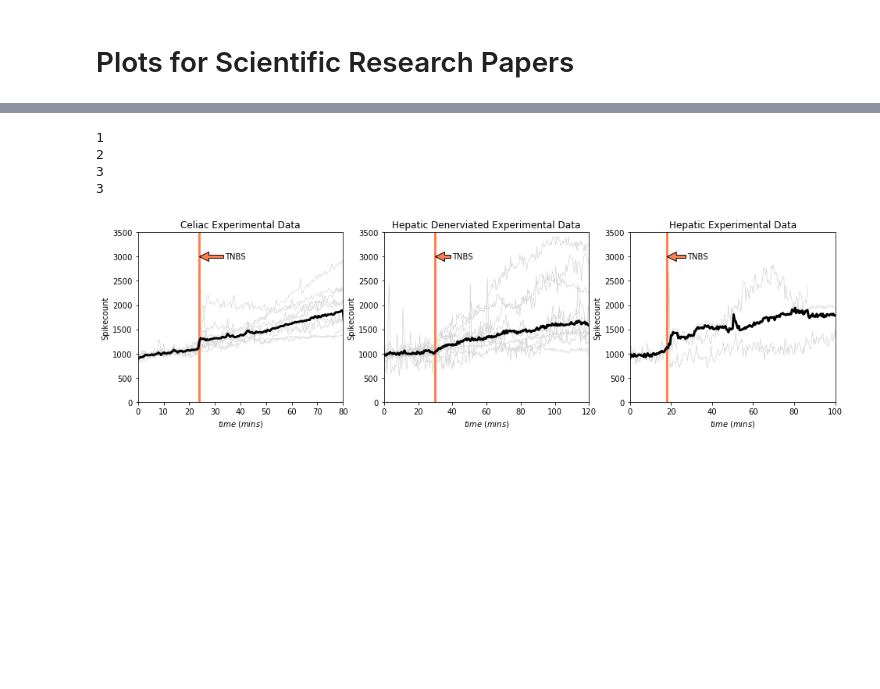
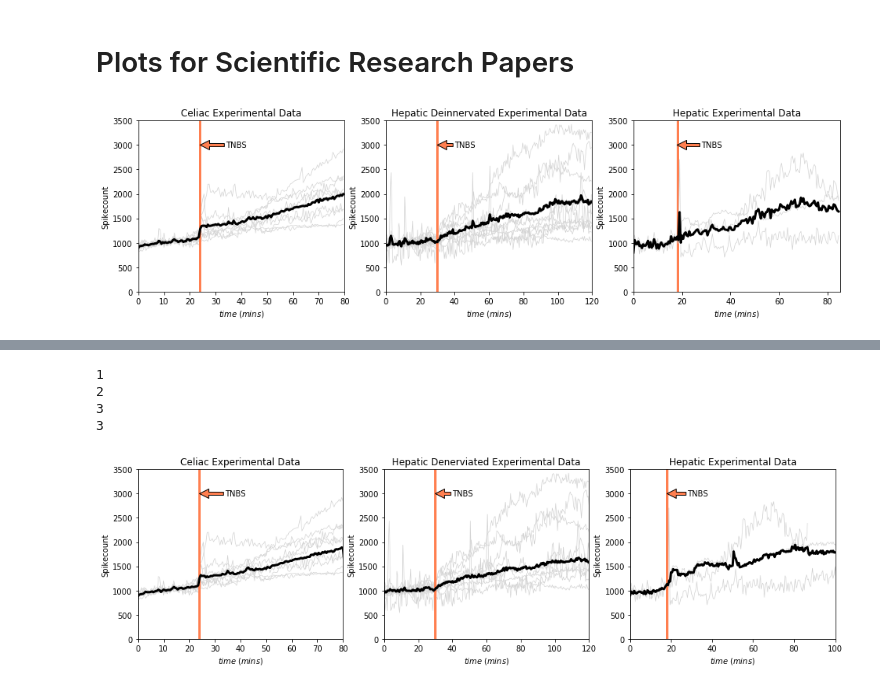
Before and after one commit to eosg/ScientificPaper_NeuralResponsePlots, a Jupyter notebook: Plots for afferent paper.ipynb, the cells around one changed output, grey strips where cells are left out. Saved outputs shown, nothing was run; the diff lists cells and outputs as text; code cells hidden in the pictures; blank space fills up the shorter version.

Commit message:
Added extra input matfile.  Top cell plots as required

```diff
--- a/Plots for afferent paper.ipynb
+++ b/Plots for afferent paper.ipynb
@@ -1,2 +1,92 @@
 # %% [markdown]
 # Plots for Scientific Research Papers
+# %%
+import math as mt
+import numpy as np
+import pandas as pd
+import matplotlib.pyplot as plt
+import scipy.io
+
+#uses weighted average with normalisation factor rather than naive average
+linenarrow=0.7  #plot line width, thin traces of individual experiments
+linemeanwidth=3.0 #plot line width of thick traces (mean of all experiments)
+tnbs_time=[1440,1800,1080] #CEL, HEPDN, HEP
+tnbs_markerColour='coral'
+exp_LineColour= 'lightgrey'#'silver' #or 'lightgrey'
+
+plt.figure(figsize=(16, 4))
+
+# load data from textfile
+DataAff = scipy.io.loadmat('AfferentDataDetrendNormMean.mat')
+CelAff=DataAff['CelAffdetrend']  #extracts dictionary items for CelAffdetrend into a numpy.ndarray
+taxis = np.arange(0.0, max(CelAff.shape)*30, 30)
+
+
+for i in range(min(CelAff.shape)):
+    plt.subplot(131)
+    if i is min(CelAff.shape)-1:
+        #plot vertical line for TNBS marker
+        plt.plot([tnbs_time[0]/60,tnbs_time[0]/60],[0,4000],tnbs_markerColour, linewidth=linemeanwidth)
+        plt.annotate('TNBS', xy=(tnbs_time[0]/60, 3000), xytext=(tnbs_time[0]/60+10, 2950),
+            arrowprops=dict(facecolor=tnbs_markerColour, shrink=2),
+            )
+        #Plot the mean with thick black line
+        plt.plot(taxis/60, CelAff[:,i], 'black',linewidth=linemeanwidth)
+    else:
+        #plot all the individual experiments with thin grey lines
+        plt.plot(taxis/60, CelAff[:,i], exp_LineColour,linewidth=linenarrow)
+        plt.xlabel(r'$time\;(mins)$')
+        plt.ylabel('Spikecount')
+        plt.title('Celiac Experimental Data')
+        plt.axis([0, 80, 0, 3500])
+
+
+HepDNAff=DataAff['HepAffDenervateddetrend']
+taxis=np.arange(0.0, max(HepDNAff.shape)*30, 30)
+
+
+for i in range(min(HepDNAff.shape)):
+    plt.subplot(132)
+    if i is min(HepDNAff.shape)-1:
+        #plot vertical line for TNBS marker
+        plt.plot([tnbs_time[1]/60,tnbs_time[1]/60],[0,4000],tnbs_markerColour, linewidth=linemeanwidth)
+        plt.annotate('TNBS', xy=(tnbs_time[1]/60, 3000), xytext=(tnbs_time[1]/60+10, 2950),
+            arrowprops=dict(facecolor=tnbs_markerColour, shrink=2),
+            )
+        #Plot the mean with thick black line
+        plt.plot(taxis/60, HepDNAff[:,i], 'black',linewidth=linemeanwidth)
+    else:
+        #plot all the individual experiments with thin grey lines
+        plt.plot(taxis/60, HepDNAff[:,i], exp_LineColour,linewidth=linenarrow)
+        plt.xlabel(r'$time\;(mins)$')
+        plt.ylabel('Spikecount')
+        plt.title('Hepatic Deinnervated Experimental Data')
+        plt.axis([0, 120, 0, 3500])
+
+
+HepAff=DataAff['HepAffdetrend']  #extracts dictionar items for HepAff into a numpy.ndarray
+taxis=np.arange(0.0, max(HepAff.shape)*30, 30)
+
+for i in range(min(HepAff.shape)):
+    plt.subplot(133)
+    if i is min(HepAff.shape)-1:
+        #Plot the mean with thick black line
+        plt.plot(taxis/60, HepAff[:,i], 'black',linewidth=linemeanwidth)
+    else:
+        if i is 0:
+            #plot vertical line for TNBS marker
+            plt.plot([tnbs_time[2]/60,tnbs_time[2]/60],[0,4000],tnbs_markerColour, linewidth=linemeanwidth)
+            plt.annotate('TNBS', xy=(tnbs_time[2]/60, 3000), xytext=(tnbs_time[2]/60+10, 2950),
+                arrowprops=dict(facecolor=tnbs_markerColour, shrink=2),
+                )
+        #plot all the individual experiments with thin grey lines
+        plt.plot(taxis/60, HepAff[:,i], exp_LineColour,linewidth=linenarrow)
+        plt.xlabel(r'$time\;(mins)$')
+        plt.ylabel('Spikecount')
+        plt.title('Hepatic Experimental Data')
+        plt.axis([0, 85, 0, 3500])
+
+
+plt.show()
+# %% [output]
+[figure, added]
```
Also changed, not shown: parts of 5 cells of this notebook, 1 other file.
